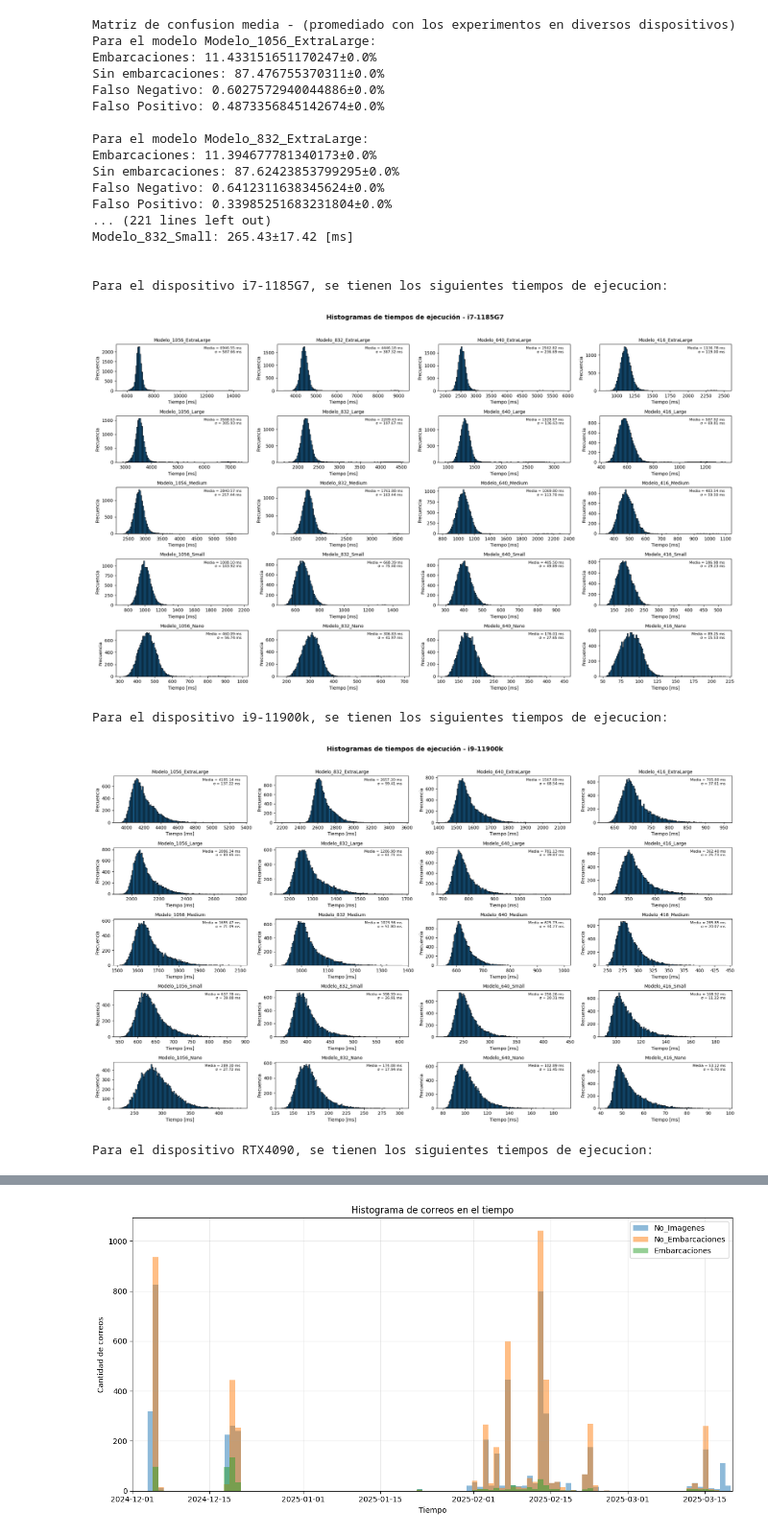
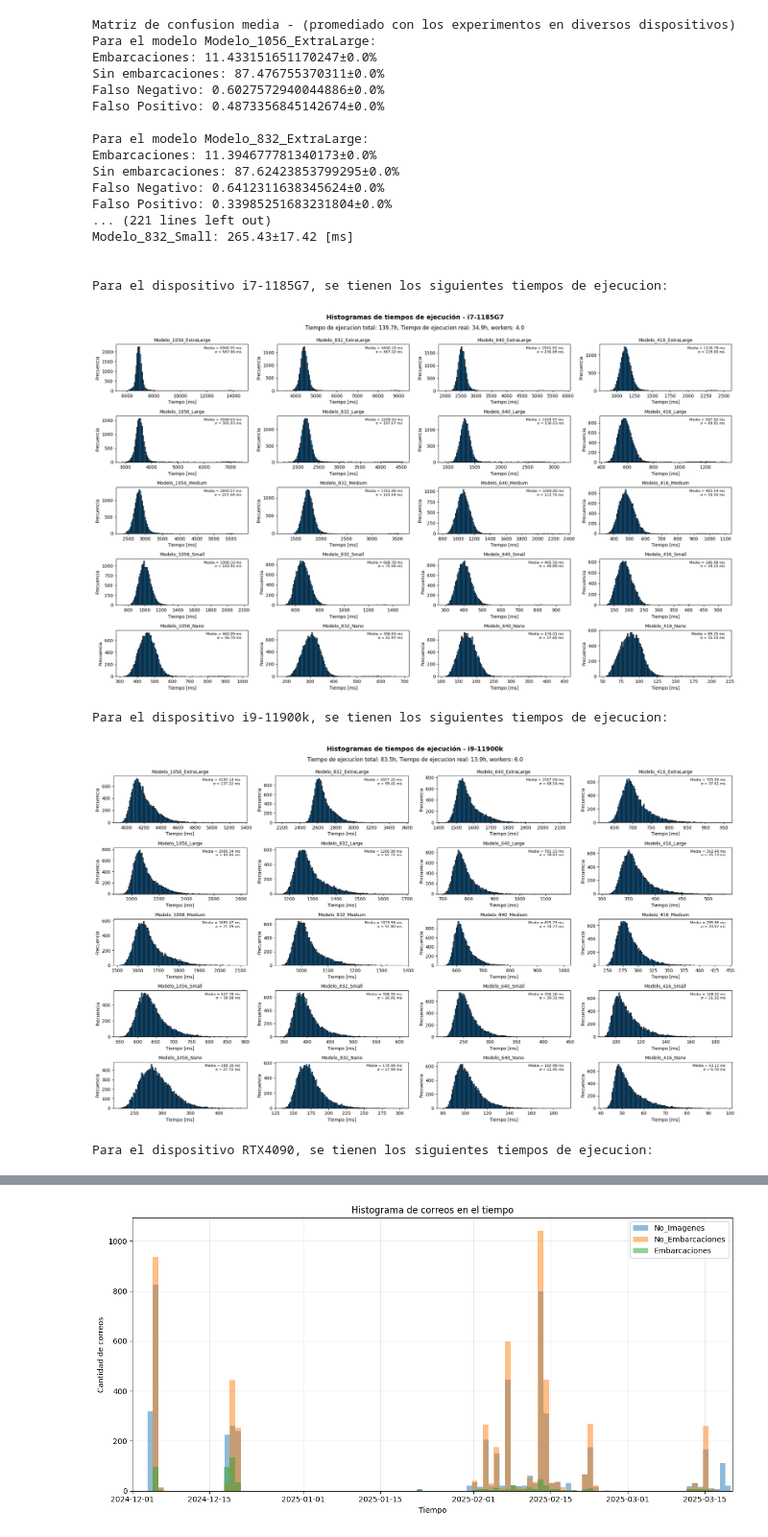
Before and after one commit to ShryhakAkizuki/Radar_IA, a Jupyter notebook: Experimental_Result/Metrics/Metrics.ipynb, the cells around one changed output, grey strips where cells are left out. Shown at 96% size. Cells and saved outputs as stored; diff of their text form; code cells hidden in the pictures.

Commit message:
Metricas - Base de datos - Segmentacion - Clasificacion

```diff
--- a/Experimental_Result/Metrics/Metrics.ipynb
+++ b/Experimental_Result/Metrics/Metrics.ipynb
@@ -83,16 +162,20 @@ size_order = [1056, 832, 640, 416]
 Dispositivos = {}
 Resultados_Modelos = {}
 Dispositivos_ordenados = {}
+Cores_Dispositivos = {}
 
 for file in Ruta_Archivos:
     Dispositivos.update(Clasification_Results(file))
+    Cores_Dispositivos[file.split("Results_")[-1].split("_")[0]] = {
+        'Cores':float(file.split("_workers")[0].split("_")[-1]),
+        'Total time [ms]':0}
+
 
 for dispositivo, modelos in Dispositivos.items():
     modelos_ordenados = dict(
         sorted(modelos.items(), key=lambda x: modelo_sort_key(x[0], type_order, size_order))
     )
     Dispositivos_ordenados[dispositivo] = modelos_ordenados
-
 
 for modelo, Resultados in next(iter(Dispositivos_ordenados.values())).items():
     Resultados_Modelos[modelo] = {
@@ -126,9 +209,12 @@ for dispositivo, modelos in Dispositivos.items():
     print(f"Para el dispositivo {dispositivo}, se tienen los siguientes tiempos de ejecucion: ")
     for modelo, resultados in modelos.items():
         print(f"{modelo}: {stats.mean(resultados['Speed']):.2f}±{stats.stdev(resultados['Speed']):.2f} [ms]")
+        for speed in resultados['Speed']:
+            Cores_Dispositivos[dispositivo]['Total time [ms]']+=speed
+
     print("\n")
 
-with PdfPages(os.path.normpath(os.path.join(Ruta_Salida,"histogramas_por_dispositivo.pdf"))) as pdf:
+with PdfPages(os.path.normpath(os.path.join(Ruta_Salida,"Ejecucion_Clasificacion_Dispositivo.pdf"))) as pdf:
     for dispositivo, modelos in Dispositivos_ordenados.items():
         print(f"Para el dispositivo {dispositivo}, se tienen los siguientes tiempos de ejecucion: ")
 
@@ -161,34 +247,45 @@ with PdfPages(os.path.normpath(os.path.join(Ruta_Salida,"histogramas_por_disposi
         for j in range(i + 1, len(axs)):
             axs[j].axis("off")
 
+        Tiempo_Total = Cores_Dispositivos[dispositivo]['Total time [ms]']/(1000*60*60)
+        Tiempo_Total = f"{round(Tiempo_Total,1)}h"
+        Tiempo_Real = Cores_Dispositivos[dispositivo]['Total time [ms]']/(1000*60*60*Cores_Dispositivos[dispositivo]['Cores'])
+        if(Tiempo_Real<1):
+            Tiempo_Real = f"{round(Tiempo_Real*60,1)}m"
+        else:
+            Tiempo_Real = f"{round(Tiempo_Real,1)}h"
+
+
         plt.suptitle(f"Histogramas de tiempos de ejecución - {dispositivo}",
                         fontsize=14, fontweight="bold")
+        fig.text(0.5, 0.94, f"Tiempo de ejecucion total: {Tiempo_Total}, Tiempo de ejecucion real: {Tiempo_Real}, workers: {Cores_Dispositivos[dispositivo]['Cores']}", ha="center", fontsize=12, fontweight="normal")
+
         plt.tight_layout(rect=[0, 0, 1, 0.96])
 
         plt.show()
 
 
         pdf.savefig(fig)
         plt.close(fig)
 # %% [output]
 Matriz de confusion media - (promediado con los experimentos en diversos dispositivos)
 Para el modelo Modelo_1056_ExtraLarge:
 Embarcaciones: 11.433151651170247±0.0%
 Sin embarcaciones: 87.476755370311±0.0%
 Falso Negativo: 0.6027572940044886±0.0%
 Falso Positivo: 0.4873356845142674±0.0%
 
 Para el modelo Modelo_832_ExtraLarge:
 Embarcaciones: 11.394677781340173±0.0%
 Sin embarcaciones: 87.62423853799295±0.0%
 Falso Negativo: 0.6412311638345624±0.0%
 Falso Positivo: 0.33985251683231804±0.0%
 ... (221 lines left out)
 Modelo_832_Small: 265.43±17.42 [ms]
 
 
 Para el dispositivo i7-1185G7, se tienen los siguientes tiempos de ejecucion:
-[figure, old version]
+[figure, new version]
 Para el dispositivo i9-11900k, se tienen los siguientes tiempos de ejecucion:
-[figure, old version]
+[figure, new version]
 Para el dispositivo RTX4090, se tienen los siguientes tiempos de ejecucion:
```
Also changed, not shown: parts of 5 cells of this notebook.
